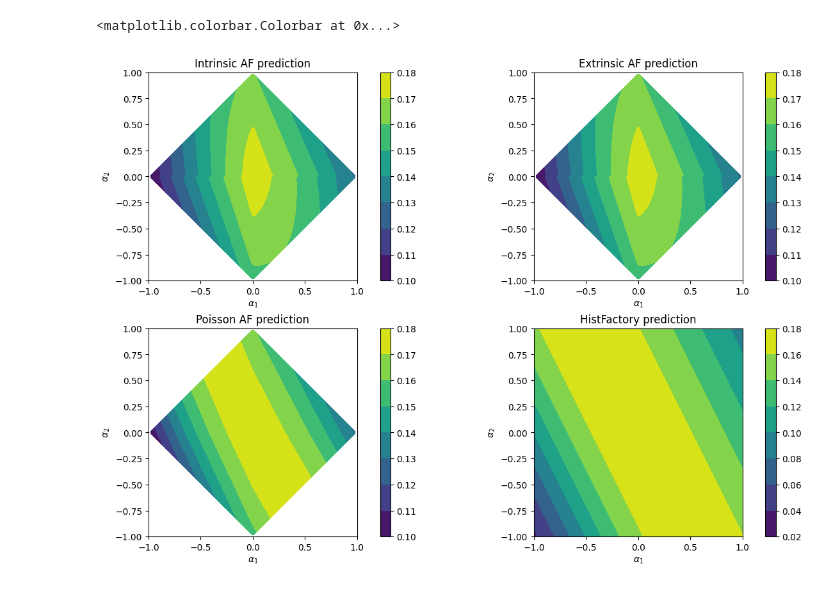
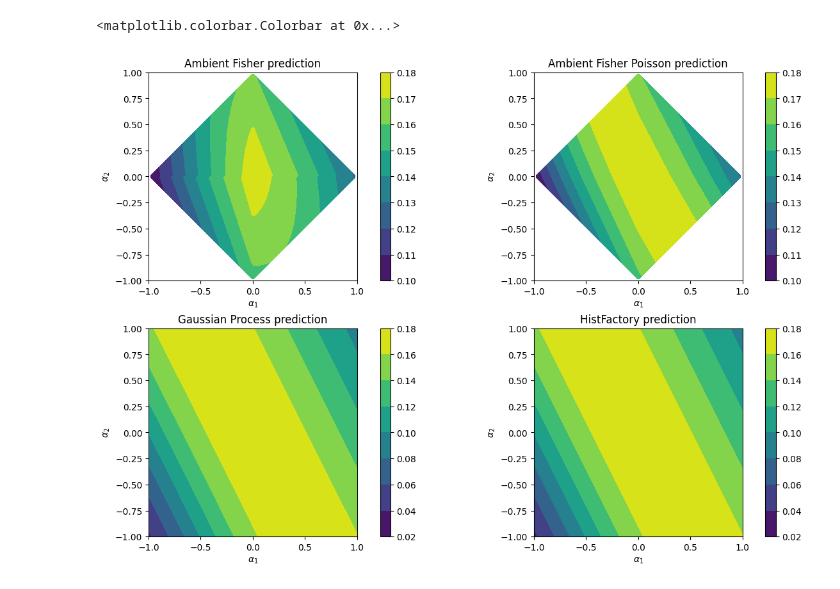
Before and after one commit to JaySandesara/histfactory_interpolation_tools, a Jupyter notebook: histfactoryv1_comparisons.ipynb, the cells around one changed output. Drawn from its saved outputs; the diff is of its cells as text; code cells hidden in the pictures.

```diff
--- a/histfactoryv1_comparisons.ipynb
+++ b/histfactoryv1_comparisons.ipynb
@@ -31,6 +32,7 @@ xarray = np.arange(0, 25+1)
 # %%
 interp = AmbientFisherInterpolator(anchor_alphas, anchor_pdfs, xarray, plot_simplex=False)
 interp_pois = PoissonAFInterpolator(anchor_alphas, anchor_nus, plot_simplex=False)
+interp_gp = GaussianProcessInterpolator(anchor_alphas, anchor_nus / anchor_nus[0], )
 # %%
 import jax.numpy as jnp
 import evermore as evm
@@ -71,6 +73,7 @@ AF_pred_extrinsic = np.full_like(X, np.nan, dtype=float)
 AF_pred_intrinsic = np.full_like(X, np.nan, dtype=float)
 AF_pred_poisson = np.full_like(X, np.nan, dtype=float)
 HF_pred = np.full_like(X, np.nan, dtype=float)
+GP_pred = np.full_like(X, np.nan, dtype=float)
 
 mask = np.zeros_like(X, dtype=bool)
 
@@ -98,3 +101,6 @@ for i in range(num_scan_points):
 
         nu = hf_like_from_cross_anchors(alpha_target)
         HF_pred[j, i] = poisson_pdf(nu)(n_obs)
+
+        nu = interp_gp.predict(alpha_target) * anchor_nus[0]
+        GP_pred[j, i] = poisson_pdf(nu)(n_obs)
@@ -103,33 +123,34 @@ WARNING:2026-01-12 13:12:23,167:jax._src.xla_bridge:852: An NVIDIA GPU may be pr
 # %%
 fig, axs = plt.subplots(2, 2, figsize=(12, 8), constrained_layout=True)
 
 im1 = axs[0][0].contourf(param_1_range, param_2_range, AF_pred_intrinsic)
 axs[0][0].axis('scaled')
-axs[0][0].set_title("Intrinsic AF prediction")
+axs[0][0].set_title("Ambient Fisher prediction")
 axs[0][0].set_xlabel(r"$\alpha_1$")
 axs[0][0].set_ylabel(r"$\alpha_2$")
 fig.colorbar(im1, ax=axs[0][0])
 
-im2 = axs[0][1].contourf(param_1_range, param_2_range, AF_pred_extrinsic)
+
+im2 = axs[0][1].contourf(param_1_range, param_2_range, AF_pred_poisson)
 axs[0][1].axis('scaled')
-axs[0][1].set_title("Extrinsic AF prediction")
+axs[0][1].set_title("Ambient Fisher Poisson prediction")
 axs[0][1].set_xlabel(r"$\alpha_1$")
 axs[0][1].set_ylabel(r"$\alpha_2$")
 fig.colorbar(im2, ax=axs[0][1])
 
-im2 = axs[1][0].contourf(param_1_range, param_2_range, AF_pred_poisson)
+im2 = axs[1][0].contourf(param_1_range, param_2_range, GP_pred)
 axs[1][0].axis('scaled')
-axs[1][0].set_title("Poisson AF prediction")
+axs[1][0].set_title("Gaussian Process prediction")
 axs[1][0].set_xlabel(r"$\alpha_1$")
 axs[1][0].set_ylabel(r"$\alpha_2$")
 fig.colorbar(im2, ax=axs[1][0])
 
 im2 = axs[1][1].contourf(param_1_range, param_2_range, HF_pred)
 axs[1][1].axis('scaled')
 axs[1][1].set_title("HistFactory prediction")
 axs[1][1].set_xlabel(r"$\alpha_1$")
 axs[1][1].set_ylabel(r"$\alpha_2$")
 fig.colorbar(im2, ax=axs[1][1])
 # %% [output]
 <matplotlib.colorbar.Colorbar at 0x...>
-[figure, old version]
+[figure, new version]
```
Also changed, not shown: parts of 3 cells of this notebook, 1 other file.
